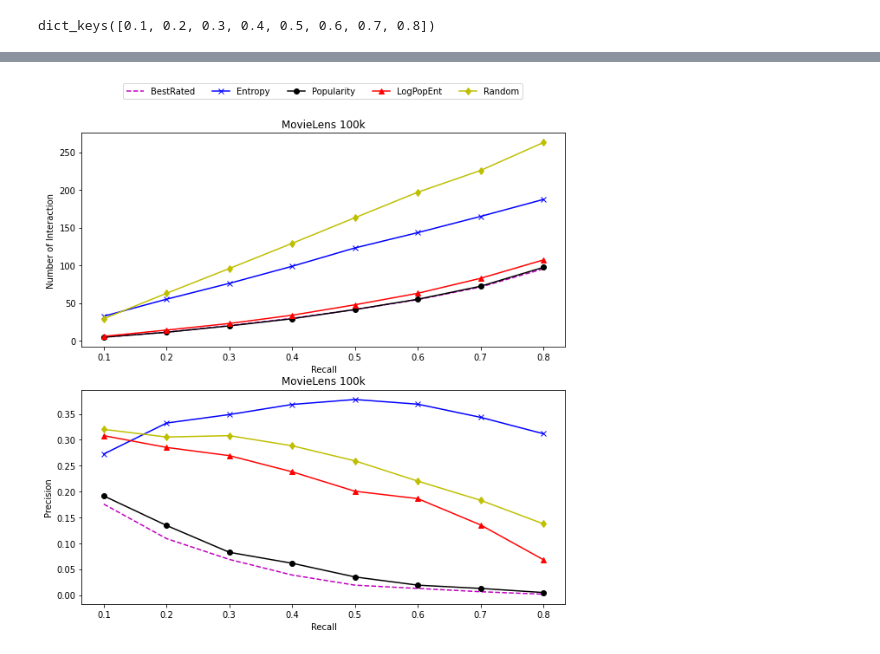
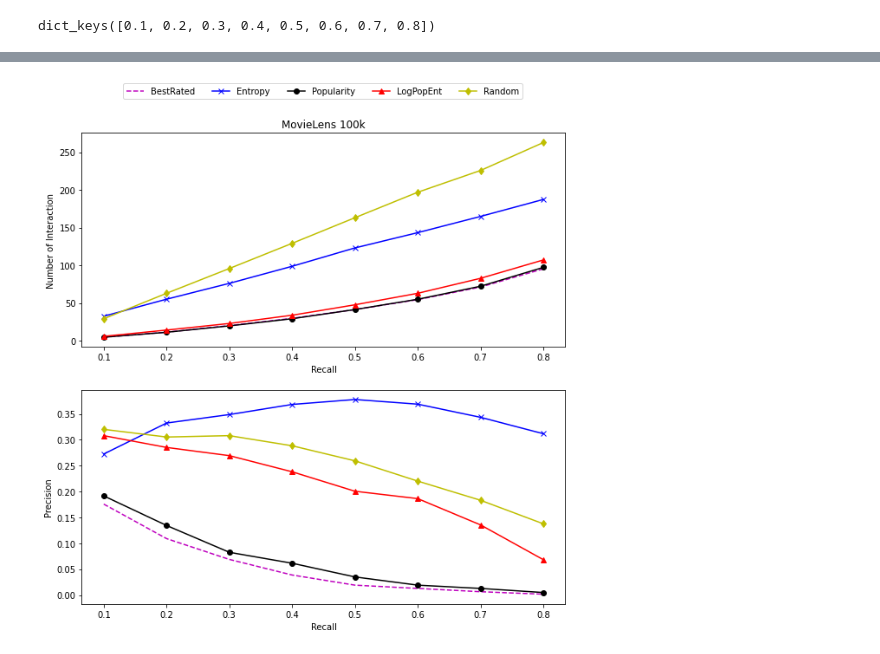
Before and after one commit to ncsilvaa/wscb, a Jupyter notebook: entry_points/exp2_cb_initialisation.ipynb, the cells around one changed output, grey strips where cells are left out. Drawn from its saved outputs; the diff is of its cells as text; code cells hidden in the pictures.

```diff
--- a/entry_points/exp2_cb_initialisation.ipynb
+++ b/entry_points/exp2_cb_initialisation.ipynb
@@ -127,28 +127,27 @@ metrics
 # %%
 fig, (ax1, ax2) = plt.subplots(2, 1)
 
 colors = ['m--', 'b-x', 'k-o', 'r-^', 'y-d', 'g']
 exchange_points = [10, 20, 30, 40, 50, 60, 70, 80]
 
 fig.set_size_inches(10, 10)
 
 ax1.set_xticks((np.arange(0, 90, step=10)))
 ax1.set_title("MovieLens 100k")
 ax1.set_xlabel("Recall")
 ax1.set_ylabel("Number of Interaction")
 ax1.xaxis.set_ticklabels(["0.0", "0.1", "0.2", "0.3", "0.4", "0.5", "0.6", "0.7", "0.8"])
 
 ax2.set_xticks((np.arange(0, 90, step=10)))
-ax2.set_title("MovieLens 100k")
 ax2.set_xlabel("Recall")
 ax2.set_ylabel("Precision")
 ax2.xaxis.set_ticklabels(["0.0", "0.1", "0.2", "0.3", "0.4", "0.5", "0.6", "0.7", "0.8"])
 
 for i, (method, results) in enumerate(metrics.items()):
     ax1.plot(exchange_points, [v["num_itr"] for k, v in results.items()], colors[i], label=method)
     ax2.plot(exchange_points, [v["precision"] for k, v in results.items()], colors[i], label=method)
 
 plt.legend(bbox_to_anchor=(0.92, 2.45), ncol=len(metrics))
 plt.show()
 # %% [output]
-[figure, old version]
+[figure, new version]
```
